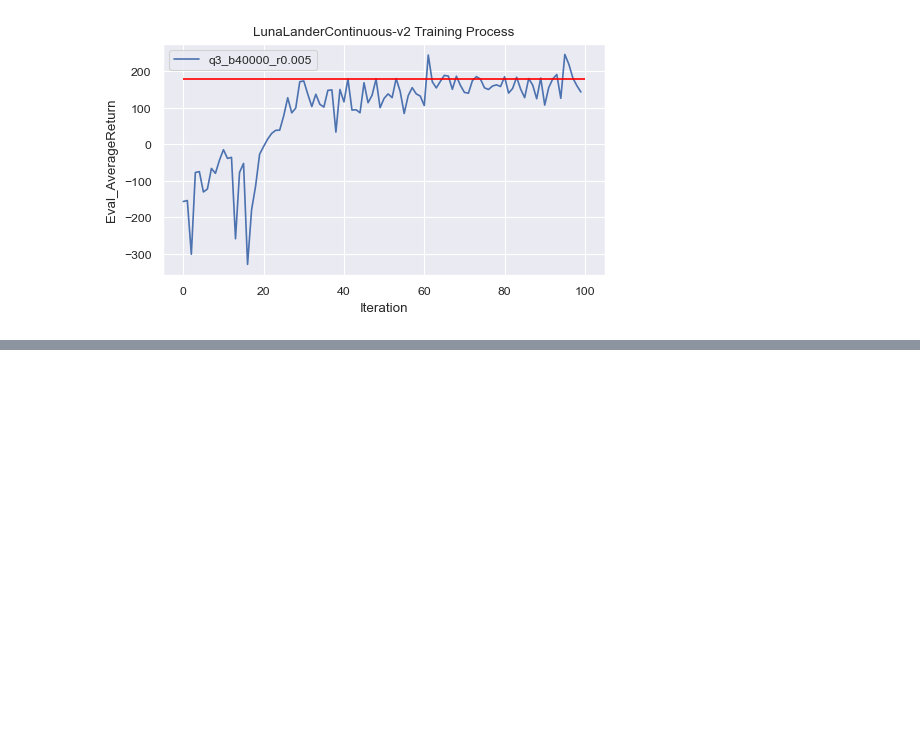
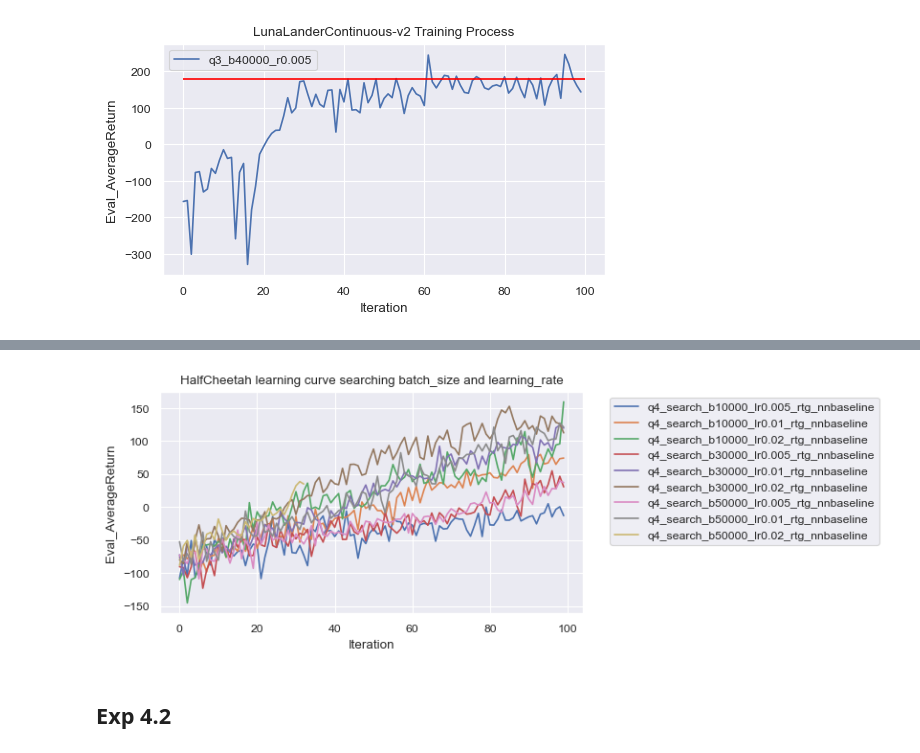
Before and after one commit to kalinplus/cs285-fa22-hw, a Jupyter notebook: hw2/DataVisualization.ipynb, the cells around one changed output, grey strips where cells are left out. Cells and saved outputs as stored; diff of their text form; code cells hidden in the pictures; blank space fills up the shorter version.

```diff
--- a/hw2/DataVisualization.ipynb
+++ b/hw2/DataVisualization.ipynb
@@ -223,0 +223,27 @@ plt.savefig(os.path.join(export_dir, 'q3.png'), dpi=200, bbox_inches='tight')
+# %%
+def read_q4_1_data() -> pd.DataFrame:
+    full_data = pd.DataFrame()
+    for folder in os.listdir('data'):
+        split = folder.split('_')
+        if 'search' in split and 'HalfCheetah-v4' in split:
+            config_list = split[split.index('q4'):split.index('HalfCheetah-v4')]
+            config = '_'.join(config_list)
+
+            logdir = os.path.join('data', folder, 'event*')
+            eventfile = glob.glob(logdir)[0]
+
+            X, Y, Z = get_section_results(eventfile)
+
+            data = pd.DataFrame({
+                'Iteration': range(len(X)),
+                'Config': np.repeat(config, len(X)),
+                'Train_EnvstepsSoFar': X,
+                'Eval_AverageReturn': Y,
+            })
+
+            full_data = pd.concat([full_data, data], axis=0, ignore_index=True)
+
+    return full_data
+
+q4_1_data = read_q4_1_data()
+q4_1_data
@@ -223,0 +264,11 @@ plt.savefig(os.path.join(export_dir, 'q3.png'), dpi=200, bbox_inches='tight')
+# %%
+plt.figure(figsize=figsize)
+
+sns.lineplot(data=q4_1_data, x='Iteration', y='Eval_AverageReturn', hue='Config')
+plt.legend(bbox_to_anchor=(1.05, 1), loc='upper left')
+plt.title('HalfCheetah learning curve searching batch_size and learning_rate')
+plt.savefig(os.path.join(export_dir, 'q4_1.png'), dpi=200, bbox_inches='tight')
+# %% [output]
+[figure, added]
+# %% [markdown]
+## Exp 4.2
```
Also changed, not shown: parts of 4 cells of this notebook, 11 other files.
